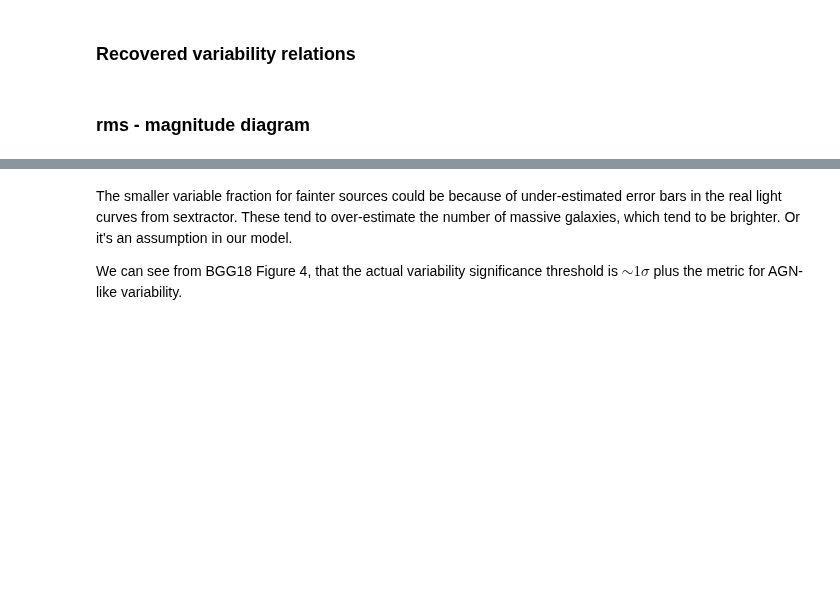
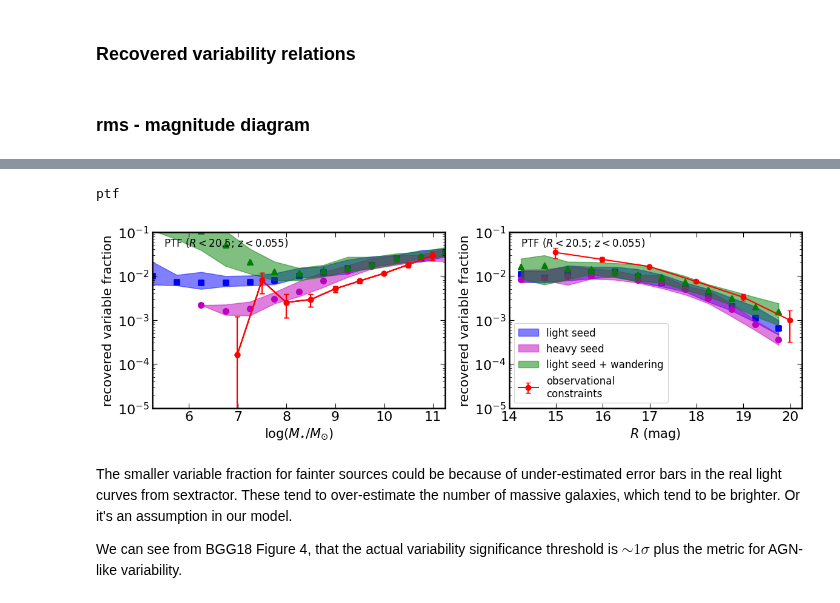
Before and after one commit to burke86/imbh_forecast, a Jupyter notebook: forecast.ipynb, the cells around one changed output, grey strips where cells are left out. Cells and saved outputs as stored; diff of their text form; code cells hidden in the pictures; blank space fills up the shorter version.

```diff
--- a/forecast.ipynb
+++ b/forecast.ipynb
@@ -1403,17 +1376,14 @@ plot_massredshift()
 # %%
 ## NSA limit is R ~ 17.7, but PTF limit is R ~20.5 - 21.5
 # %%
-def plot_varfrac(j=0, logmass_sys_err=0.3, n_bin_min=10, thin=1):
-
-    colors = ['m','b','g']
-    markers = ['o','s','^']
+def plot_varfrac(keys=keys, j=0, logmass_sys_err=0.3, n_bin_min=3, thin=1, colors=None):
 
     labels = {'ptf':fr'PTF ($R < {m_5["ptf"]}$; $z < {zmaxes["ptf"]}$)',
               'lsst':fr'LSST ($g < {m_5["lsst"]}$; $z < {zmaxes["lsst"]}$)',
               'des-sn':fr'DES-SN ($g < {m_5["des-sn"]}$; $z < {zmaxes["des-sn"]}$)'}
     band_names = {'ptf':r'$R$ (mag)', 'lsst':r'$g$ (mag)', 'des-sn':r'$g$ (mag)'}
 
-    labels_legend = ['light seed', 'heavy seed', 'light seed + wandering']
+    labels_legend = {'light':'light seed', 'heavy':'heavy seed', 'light_stellar':'light seed + wandering'}
 
     # are dominated by uncertainties in stellar evolution (Conroy et al. 2009).
 
@@ -1421,7 +1391,7 @@ def plot_varfrac(j=0, logmass_sys_err=0.3, n_bin_min=10, thin=1):
 
         nbootstrap = pars[key]['nbootstrap']
         band = bands[key]
-        seed_keys = list(pars[key]['seed_dict'].keys())
+        seed_keys = list(pars[key]['seed_keys'])
         if len(seed_keys) == 1:
             colors = ['cyan']
             labels_legend = [r'$\lambda_{\mathcal{A}} \propto (\log{M_{\star}})^{4.5}$']
@@ -1448,6 +1418,7 @@ def plot_varfrac(j=0, logmass_sys_err=0.3, n_bin_min=10, thin=1):
                 M_star_all = models[key].load_sample(f'M_star_draw', j=j)
                 mag = models[key].load_sample(f'm_{band}', seed, j=j)
                 sigvar = models[key].load_sample(f'sigvar', seed, j=j)
+                pop = models[key].load_sample(f'pop', j=j)
 
                 log_M_BH = np.log10(M_BH)
                 log_M_BH_all = np.log10(M_BH_all)
@@ -1460,22 +1431,24 @@ def plot_varfrac(j=0, logmass_sys_err=0.3, n_bin_min=10, thin=1):
                 mask_sat = mag > m_sat[key]
                 mask_mass = M_BH > 1e2
                 mask_mass_all = M_BH_all > 1e2
+                mask_pop = pop < 2
 
                 # mass
-                m_star_bin = log_M_star_all[mask_mag & mask_sat]
+                m_star_bin = log_M_star_all[mask_mag & mask_sat & mask_pop]
                 bin_count, bin_edges_mass, binnumber = st.binned_statistic(m_star_bin[::thin], m_star_bin[::thin],
                                                                       statistic='count', bins=bins_mass)
                 bin_count = bin_count*thin
                 m_star_bin = log_M_star_all[mask_mass & mask_var & mask_sat] # & mask_qso]
                 bin_count_var, bin_edges_mass, binnumber = st.binned_statistic(m_star_bin, m_star_bin,
                                                                           statistic='count', bins=bins_mass)
-                f_mass[j] = bin_count_var/bin_count
+                mask = bin_count_var > n_bin_min
+                f_mass[j][mask] = bin_count_var[mask]/bin_count[mask]
                 bin_width_mass = (bin_edges_mass[1] - bin_edges_mass[0])
                 bin_centers_mass = bin_edges_mass[1:] - bin_width_mass/2
 
                 # mag
                 mag_bin = mag[mask_mag & mask_sat]
-                m_star_bin = log_M_star_all[mask_mag & mask_sat]
+                m_star_bin = log_M_star_all[mask_mag & mask_sat & mask_pop]
                 bin_count, bin_edges_mag, binnumber = st.binned_statistic(mag_bin[::thin], m_star_bin[::thin],
                                                                       statistic='count', bins=bins_mag)
                 bin_count = bin_count*thin
@@ -1483,20 +1456,20 @@ def plot_varfrac(j=0, logmass_sys_err=0.3, n_bin_min=10, thin=1):
                 m_star_bin = log_M_star_all[mask_mass & mask_var & mask_sat & mask_mag]
                 bin_count_var, bin_edges_mag, binnumber = st.binned_statistic(mag_bin, m_star_bin,
                                                                           statistic='count', bins=bins_mag)
-                f_mag[j] = bin_count_var/bin_count
+                mask = bin_count_var > n_bin_min
+                f_mag[j][mask] = bin_count_var[mask]/bin_count[mask]
                 bin_width_mag = (bin_edges_mag[1] - bin_edges_mag[0])
                 bin_centers_mag = bin_edges_mag[1:] - bin_width_mag/2
 
             # mass
-            #f_mass[np.count_nonzero(f_mass, axis=0)*bin_count < n_bin_min] = np.nan
-            #f_mag[np.count_nonzero(f_mag, axis=0)*bin_count < n_bin_min] = np.nan
-
-            axs[0].fill_between(bin_centers_mass, np.nanpercentile(f_mass, 16, axis=0), np.nanpercentile(f_mass, 84, axis=0),
-                                color=colors[i], alpha=0.5)
-            axs[0].scatter(bin_centers_mass, np.nanmedian(f_mass, axis=0), lw=2, marker=markers[i], color=colors[i])
+            axs[0].fill_between(bin_centers_mass, np.nanpercentile(f_mass, 16, axis=0),
+                                np.nanpercentile(f_mass, 84, axis=0),
+                                color=colors[seed], alpha=0.5)
+            axs[0].scatter(bin_centers_mass, np.nanmedian(f_mass, axis=0), lw=2, marker=markers[seed],
+                           color=colors[seed])
             axs[0].set_ylabel('recovered variable fraction')
             axs[0].set_xlabel(r'$\log(M_{\rm{\star}}/M_{\odot})$')
-            if j==0:
+            if i==0:
                 axs[0].text(0.04, 0.92, label, fontsize=12, transform=axs[0].transAxes)
             axs[0].set_xlim([np.min(bin_centers_mass), np.max(bin_centers_mass)])
 
@@ -1510,46 +1483,50 @@ def plot_varfrac(j=0, logmass_sys_err=0.3, n_bin_min=10, thin=1):
 
 
             # mag
-            axs[1].fill_between(bin_centers_mag, np.nanpercentile(f_mag, 16, axis=0), np.nanpercentile(f_mag, 84, axis=0),
-                                color=colors[i], alpha=0.5, label=labels_legend[i])
-            axs[1].scatter(bin_centers_mag, np.nanmedian(f_mag, axis=0), lw=2, marker=markers[i], color=colors[i])
+            axs[1].fill_between(bin_centers_mag, np.nanpercentile(f_mag, 16, axis=0),
+                                np.nanpercentile(f_mag, 84, axis=0),
+                                color=colors[seed], alpha=0.5, label=labels_legend[seed])
+            axs[1].scatter(bin_centers_mag, np.nanmedian(f_mag, axis=0), lw=2, marker=markers[seed],
+                           color=colors[seed])
             axs[1].set_ylabel('recovered variable fraction')
             axs[1].set_xlabel(band_names[key])
-            if j==0:
+            if i==0:
                 axs[1].text(0.04, 0.92, label, fontsize=12, transform=axs[1].transAxes)
 
             if i==0 and key == 'ptf':
                 from astropy.io import ascii
                 dat = ascii.read('bgg20_2.txt')
                 n = np.array([409, 2520, 9881, 20261, 11523, 2159, 259])[:-1]
                 bgg_m = dat['col1'].data[:-1]
                 bgg_f = dat['col2'].data[:-1]
                 axs[1].errorbar(bgg_m, bgg_f, st.binom.std(n, bgg_f)/n, marker='o',
                                 color='r', capsize=3, label='observational\n'+'constraints')
-
-            if key == 'ptf':
-                axs[1].legend(fontsize=12, loc='lower left')
 
             axs[1].set_xlim([m_sat[key], np.max(bin_centers_mag)+0.5])
 
 
         axs[0].set_yscale('log')
         axs[1].set_yscale('log')
 
         axs[0].set_ylim([1e-5, 1e-1])
         axs[1].set_ylim([1e-5, 1e-1])
 
         for ax in axs:
             ax.tick_params(axis='both', which='both', direction='in', labelsize=16)
             ax.tick_params(axis='both', which='major', length=6)
             ax.tick_params(axis='both', which='minor', length=3)
             ax.yaxis.set_ticks_position('both')
             ax.xaxis.set_ticks_position('both')
 
+        axs[1].legend(fontsize=12, loc='lower left')
+
         fig.tight_layout()
-        fig.savefig(f'varfrac_{key}.pdf', dpi=300)
+        fig.savefig(f'varfrac_{key}_{logmass_sys_err}.pdf', dpi=300)
 
-plot_varfrac()
+plot_varfrac(keys=keys, colors=colors, logmass_sys_err=0.9)
+# %% [output]
+ptf
+[figure, added]
 # %% [markdown]
 The smaller variable fraction for fainter sources could be because of under-estimated error bars in the real light curves from sextractor. These tend to over-estimate the number of massive galaxies, which tend to be brighter. Or it's an assumption in our model.
 
```
Also changed, not shown: parts of 29 cells of this notebook, 1 other file.
